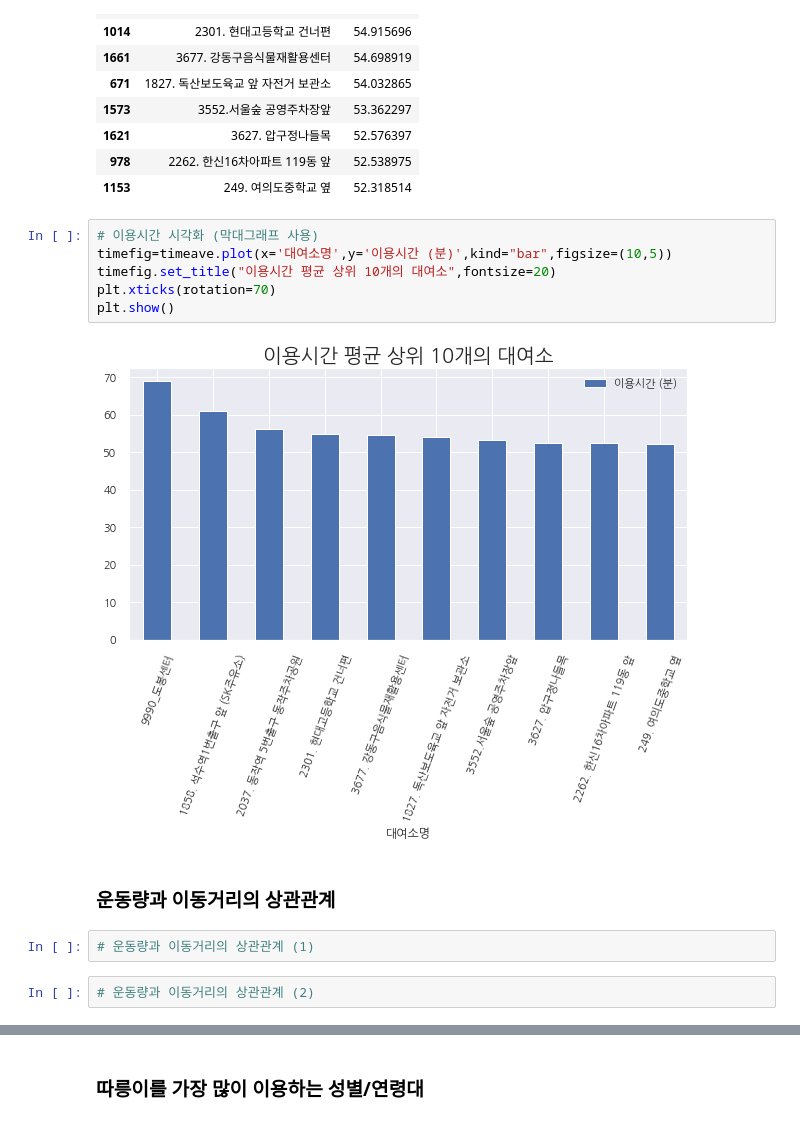
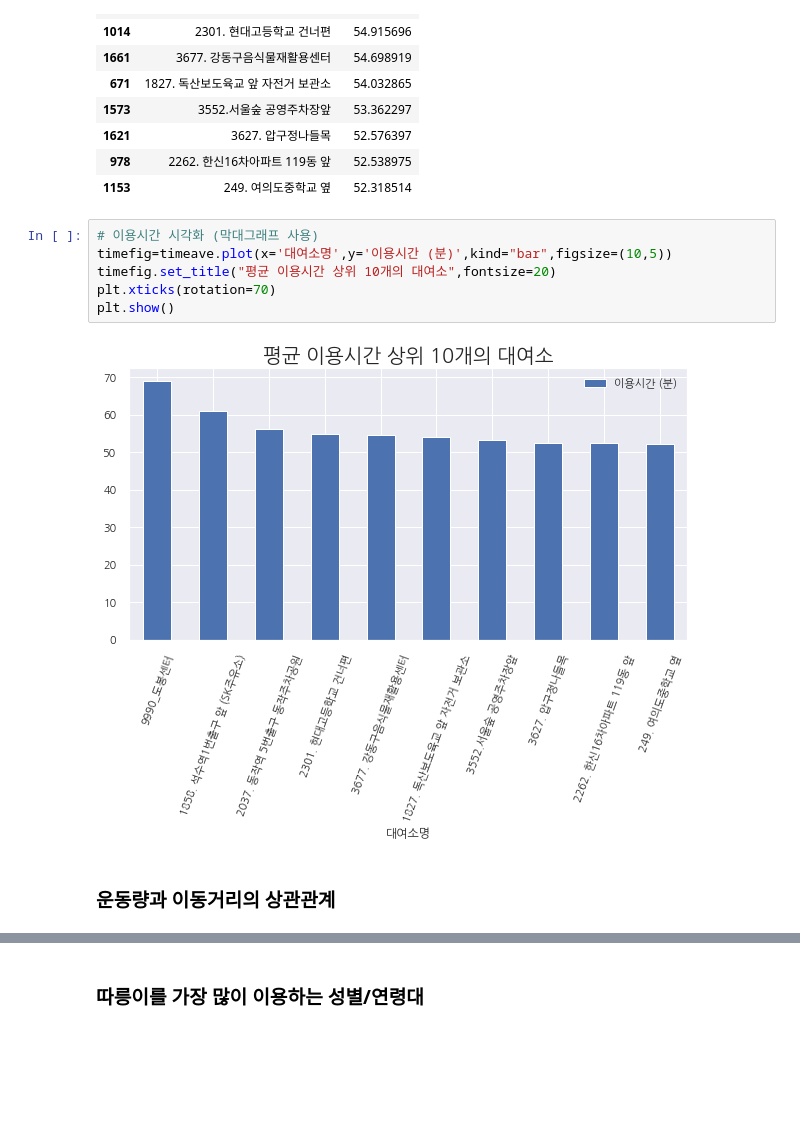
Before and after one commit to yunju727/Opensource-Project, a Jupyter notebook: main.ipynb, the cells around one changed output, grey strips where cells are left out. Drawn from its saved outputs; the diff is of its cells as text; blank space fills up the shorter version.

```diff
--- a/main.ipynb
+++ b/main.ipynb
@@ -229,14 +199,10 @@ timeave
 # %%
 # 이용시간 시각화 (막대그래프 사용)
 timefig=timeave.plot(x='대여소명',y='이용시간 (분)',kind="bar",figsize=(10,5))
-timefig.set_title("이용시간 평균 상위 10개의 대여소",fontsize=20)
+timefig.set_title("평균 이용시간 상위 10개의 대여소",fontsize=20)
 plt.xticks(rotation=70)
 plt.show()
 # %% [output]
-[figure, old version]
+[figure, new version]
 # %% [markdown]
 ### 운동량과 이동거리의 상관관계
-# %%
-# 운동량과 이동거리의 상관관계 (1)
-# %%
-# 운동량과 이동거리의 상관관계 (2)
```
Also changed, not shown: parts of 45 cells of this notebook.
